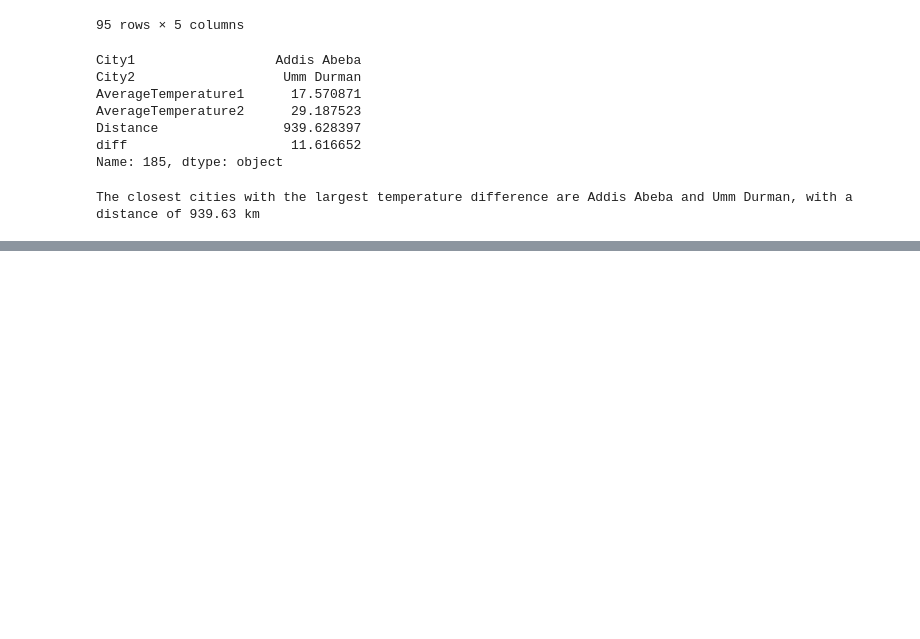
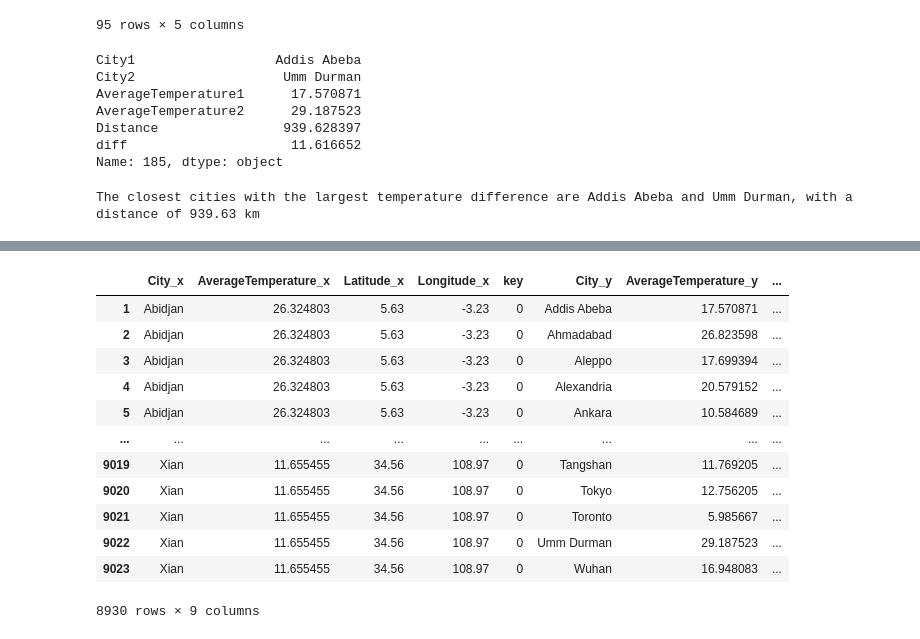
Before and after one commit to Shakirov-ER/spbu_project, a Jupyter notebook: Task_3.ipynb, the cells around one changed output, grey strips where cells are left out. Cells and saved outputs as stored; diff of their text form; code cells hidden in the pictures; blank space fills up the shorter version.

```diff
--- a/Task_3.ipynb
+++ b/Task_3.ipynb
@@ -586,0 +589,3 @@ The closest cities with the largest temperature difference are Addis Abeba and U
+# %%
+grouped_data["key"] = 0
+grouped_data
@@ -586,0 +606,18 @@ The closest cities with the largest temperature difference are Addis Abeba and U
+# %%
+new_data = grouped_data.merge(grouped_data, on="key", how="outer")
+new_data = new_data[new_data.City_x != new_data.City_y]
+new_data
+# %% [output]
+|  | City_x | AverageTemperature_x | Latitude_x | Longitude_x | key | City_y | AverageTemperature_y | ... |
+| 1 | Abidjan | 26.324803 | 5.63 | -3.23 | 0 | Addis Abeba | 17.570871 | ... |
+| 2 | Abidjan | 26.324803 | 5.63 | -3.23 | 0 | Ahmadabad | 26.823598 | ... |
+| 3 | Abidjan | 26.324803 | 5.63 | -3.23 | 0 | Aleppo | 17.699394 | ... |
+| 4 | Abidjan | 26.324803 | 5.63 | -3.23 | 0 | Alexandria | 20.579152 | ... |
+| 5 | Abidjan | 26.324803 | 5.63 | -3.23 | 0 | Ankara | 10.584689 | ... |
+| ... | ... | ... | ... | ... | ... | ... | ... | ... |
+| 9019 | Xian | 11.655455 | 34.56 | 108.97 | 0 | Tangshan | 11.769205 | ... |
+| 9020 | Xian | 11.655455 | 34.56 | 108.97 | 0 | Tokyo | 12.756205 | ... |
+| 9021 | Xian | 11.655455 | 34.56 | 108.97 | 0 | Toronto | 5.985667 | ... |
+| 9022 | Xian | 11.655455 | 34.56 | 108.97 | 0 | Umm Durman | 29.187523 | ... |
+| 9023 | Xian | 11.655455 | 34.56 | 108.97 | 0 | Wuhan | 16.948083 | ... |
+8930 rows × 9 columns
```
Also changed, not shown: parts of 6 cells of this notebook.
